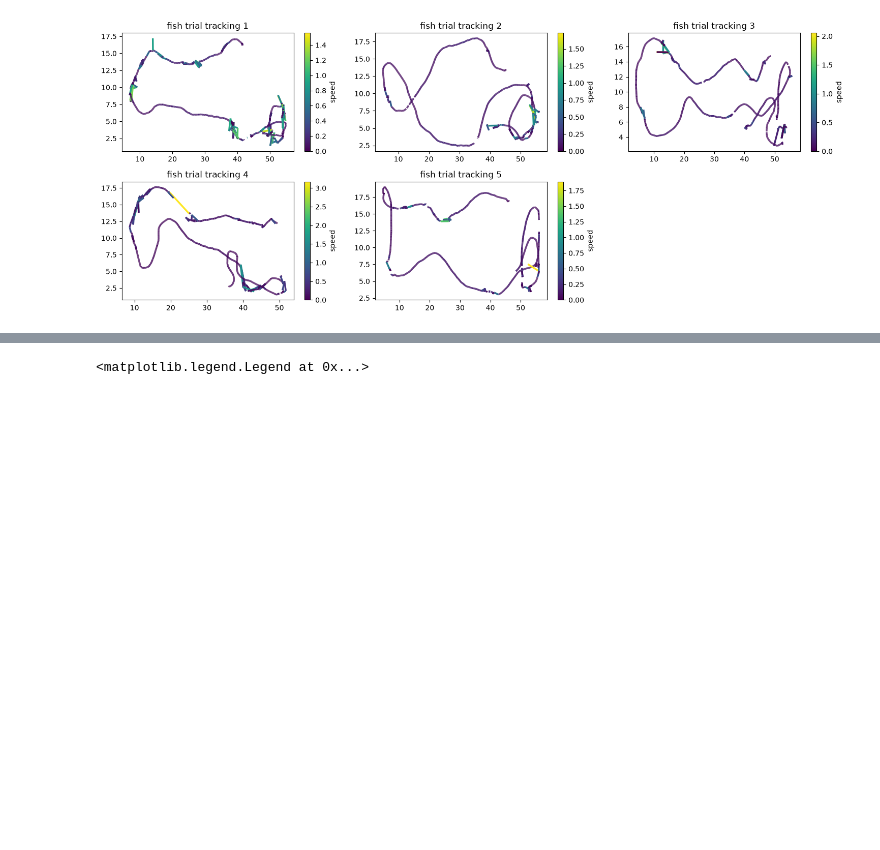
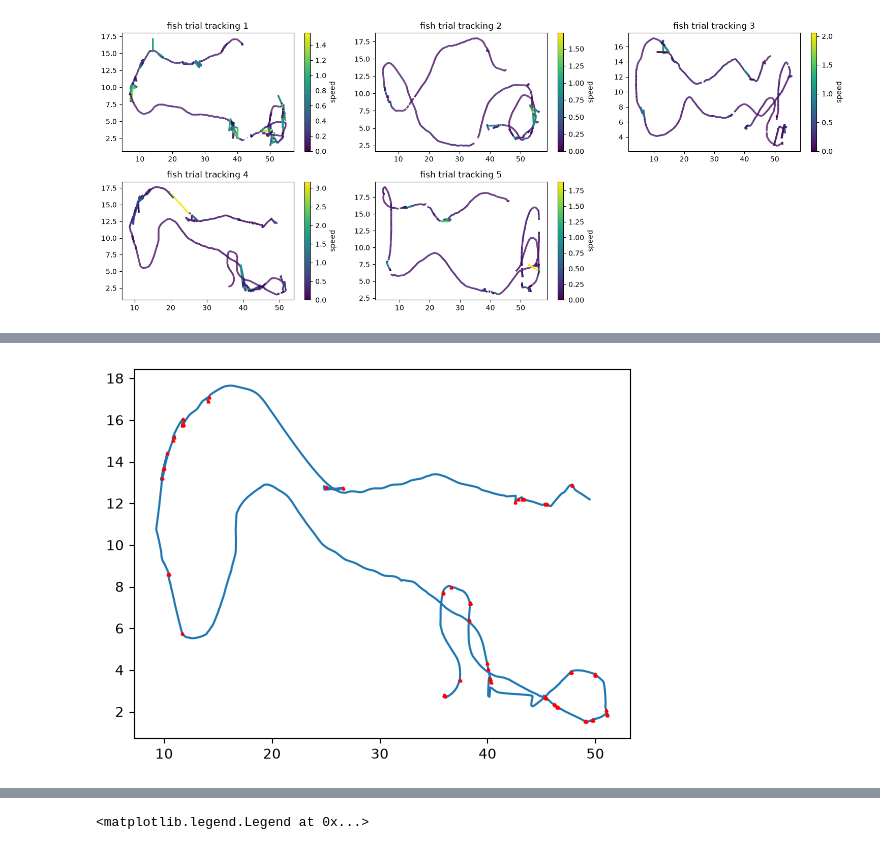
Before and after one commit to gamma1947/collective_escape_dynamics, a Jupyter notebook: relevant/final_cleaning_pipeline.ipynb, the cells around one changed output, grey strips where cells are left out. Saved outputs shown, nothing was run; the diff lists cells and outputs as text; code cells hidden in the pictures; blank space fills up the shorter version.

```diff
--- a/relevant/final_cleaning_pipeline.ipynb
+++ b/relevant/final_cleaning_pipeline.ipynb
@@ -241,0 +283,11 @@ plt.show()
+# %%
+
+
+plt.plot(x_temp, y_temp)
+
+for i in angle_spikes_new:
+    plt.plot(x_temp[i], y_temp[i], color='red', marker='^', markersize=2)
+
+plt.show()
+# %% [output]
+[figure, added]
```
Also changed, not shown: parts of 17 cells of this notebook, 2 other files.
